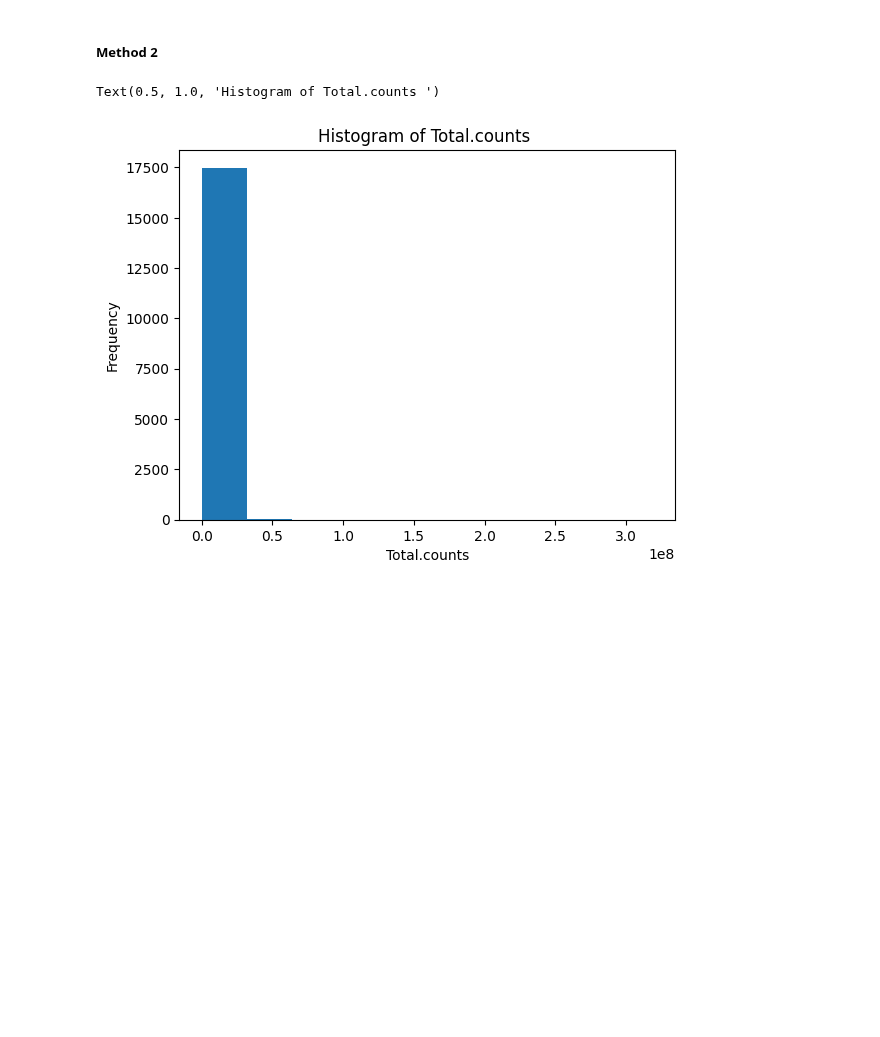
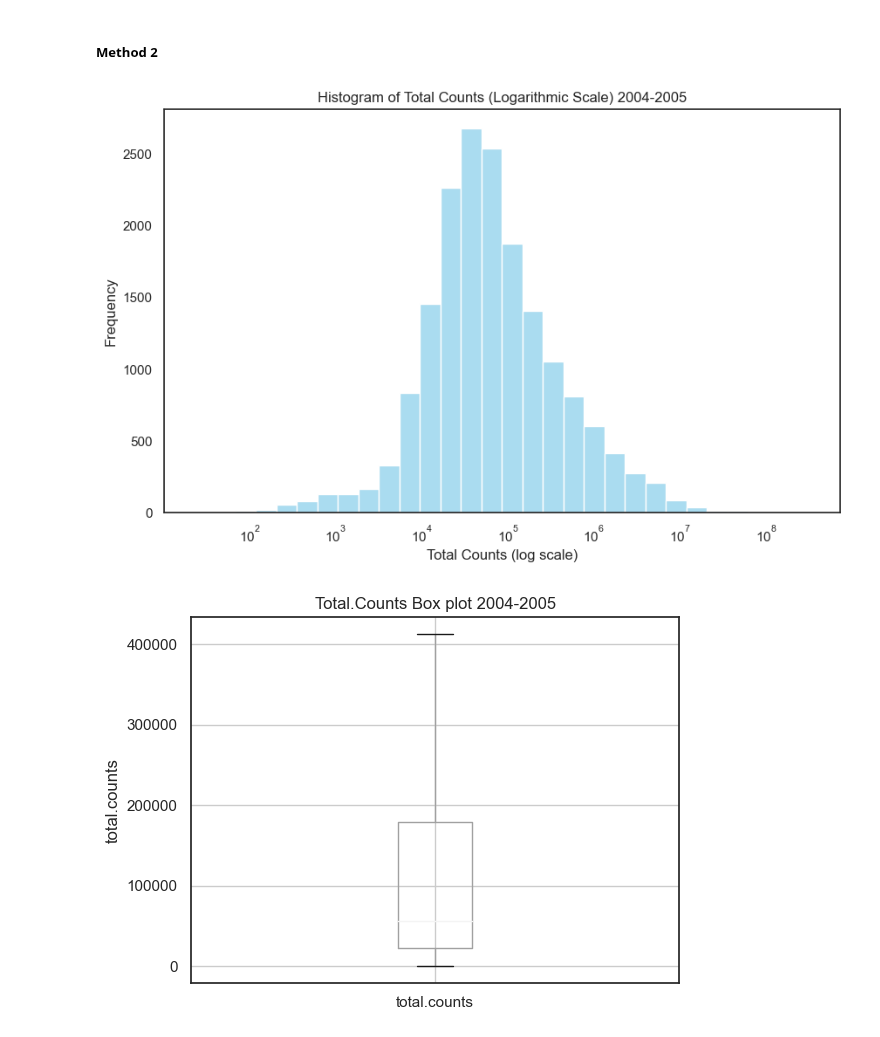
Before and after one commit to stphl/COSC3337-SolarFlaresProject, a Jupyter notebook: #2_Group_Group_Project.ipynb, the cells around one changed output. Cells and saved outputs as stored; diff of their text form; code cells hidden in the pictures; blank space fills up the shorter version.

Commit message:
added plots for second dataset

```diff
--- a/#2_Group_Group_Project.ipynb
+++ b/#2_Group_Group_Project.ipynb
@@ -7,22 +7,41 @@
 # %%
 import matplotlib.pyplot as plt
 import pandas as pd
+import numpy as np
 import seaborn as sns
 from matplotlib.colors import ListedColormap
 import matplotlib.patches as mpatches
 import matplotlib.pyplot as plt
 import joypy
 
 # Load dataset
 df = pd.read_csv('Solar_flare_RHESSI_2004_05.csv')
 
-#Create histogram for total counts df_1to4
+#Set the style for seaborn and turn off the grid
+sns.set(style="white")
+sns.set_palette("pastel")
+
+
+
+#Create histogram for total counts df_1to4 using a logarithmic scale
+plt.figure(figsize=(10, 6))
+sns.histplot(df['total.counts'], bins=30, kde=False, color='skyblue', alpha=0.7, log_scale=True)
+plt.xlabel('Total Counts (log scale)')
+plt.ylabel('Frequency')
+plt.title('Histogram of Total Counts (Logarithmic Scale) 2004-2005')
+plt.show()
+
+# Create a boxplot total counts df_1to4 without outliers
 plt.figure()
-plt.hist(df['total.counts'],)
-plt.xlabel('Total.counts')
-plt.ylabel('Frequency')
-plt.title('Histogram of Total.counts ')
+df.boxplot(column='total.counts', showfliers=False)
+plt.ylabel('total.counts')
+plt.title('Total.Counts Box plot 2004-2005')
+plt.tight_layout(pad=2.0)
+
+
+
+plt.show()
 # %% [output]
-Text(0.5, 1.0, 'Histogram of Total.counts ')
-[figure, old version]
+[figure, new version]
+[figure, added]
 # %%
```
Also changed, not shown: parts of 3 cells of this notebook.
